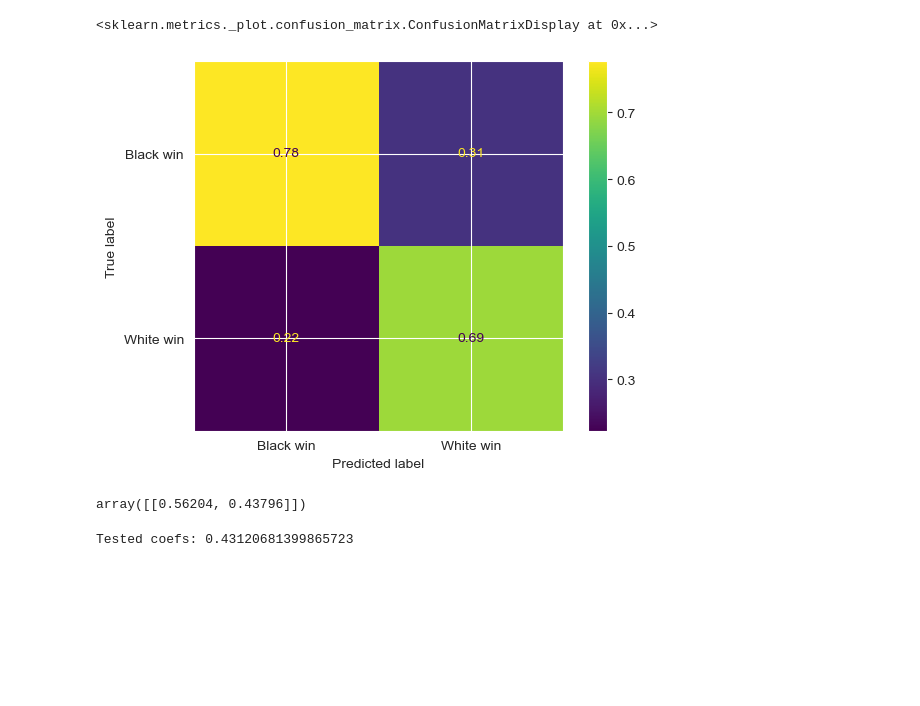
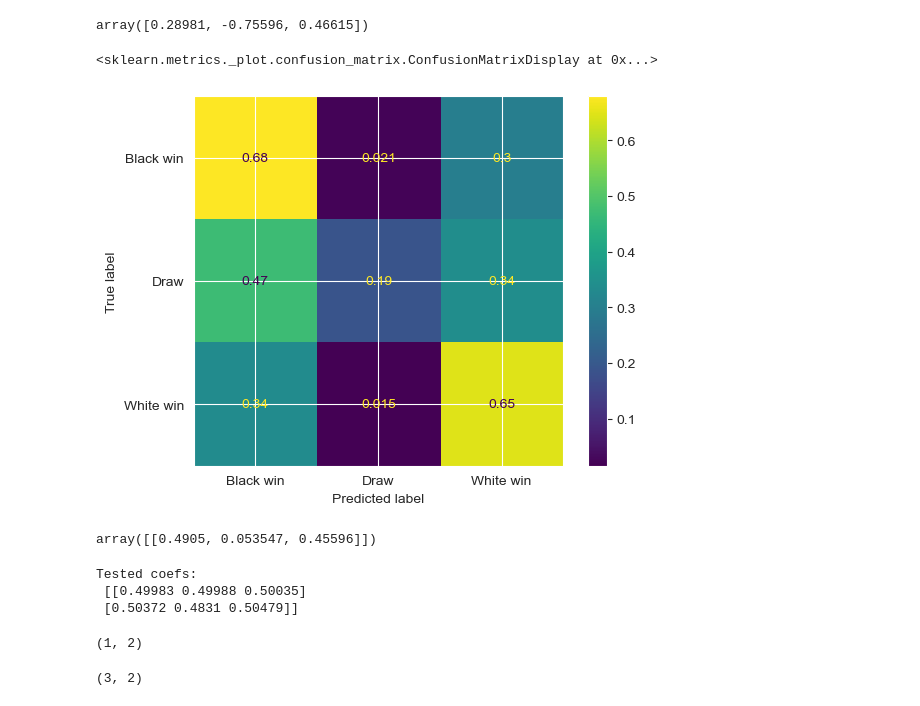
Before and after one commit to SandroMartens/Lichess-Win-Predictions, a Jupyter notebook: win_prob.ipynb, the cells around one changed output. Saved outputs shown, nothing was run; the diff lists cells and outputs as text; code cells hidden in the pictures; blank space fills up the shorter version.

```diff
--- a/win_prob.ipynb
+++ b/win_prob.ipynb
@@ -64,7 +95,7 @@ random_state = 42
 
 features = [
     "eval",
-    # "ply",
+    "ply",
     # "elo_dif"
 ]
 # features = ["eval_min", "eval_max"]
@@ -72,14 +103,13 @@ X = df[features]
 y = df.result
 
 classifier = LogisticRegressionCV(
-    Cs=20,
+    Cs=15,
     random_state=random_state,
     n_jobs=-1,
     penalty="elasticnet",
     solver="saga",
-    l1_ratios=np.linspace(0, 1, num=20),
+    l1_ratios=np.linspace(0, 1, num=15),
     # class_weight="balanced",
-    # fit_intercept=False
 )
 
 scaler = StandardScaler()
@@ -151,26 +155,46 @@ sns.scatterplot(
+# %%
+model.named_steps["logisticregressioncv"].intercept_
+# %% [output]
+array([0.28981, -0.75596, 0.46615])
 # %%
 ConfusionMatrixDisplay.from_estimator(
     model,
     X_test,
     y_test,
-    normalize="pred",
+    normalize="true",
     display_labels=[
         "Black win",
-        # "Draw",
+        "Draw",
         "White win",
     ],
 )
 # %% [output]
 <sklearn.metrics._plot.confusion_matrix.ConfusionMatrixDisplay at 0x...>
-[figure, old version]
+[figure, new version]
 # %%
-test_pawn = -100
-model.predict_proba([[test_pawn]])
+test_pawn = np.array([[-1, 2]])
+model.predict_proba(test_pawn)
 # %% [output]
-array([[0.56204, 0.43796]])
+array([[0.4905, 0.053547, 0.45596]])
 # %%
-
-testcase = 1 / (1 + exp(-coefs * test_pawn - intercept))
-print(f"Tested coefs: {testcase}")
+# testcase = 1 / (1 + np.exp(-coefs * test_pawn - intercept))
+# print(f"Tested coefs: \n {testcase}")
-# %% [output]
-Tested coefs: 0.43120681399865723
+# %%
+# x: (n_samples, n_features)
+# coefs: (n_classes, n_features)
+# intercept (n_classes)
+# scale: (n_features)
+testcase = 1 / (1 + np.exp((coefs * test_pawn).T - intercept))
+print(f"Tested coefs: \n {testcase}")
+# %% [output]
+Tested coefs:
+ [[0.49983 0.49988 0.50035]
+ [0.50372 0.4831 0.50479]]
+# %%
+test_pawn.shape
+# %% [output]
+(1, 2)
+# %%
+coefs.shape
+# %% [output]
+(3, 2)
```
Also changed, not shown: parts of 10 cells of this notebook, 6 other files.
